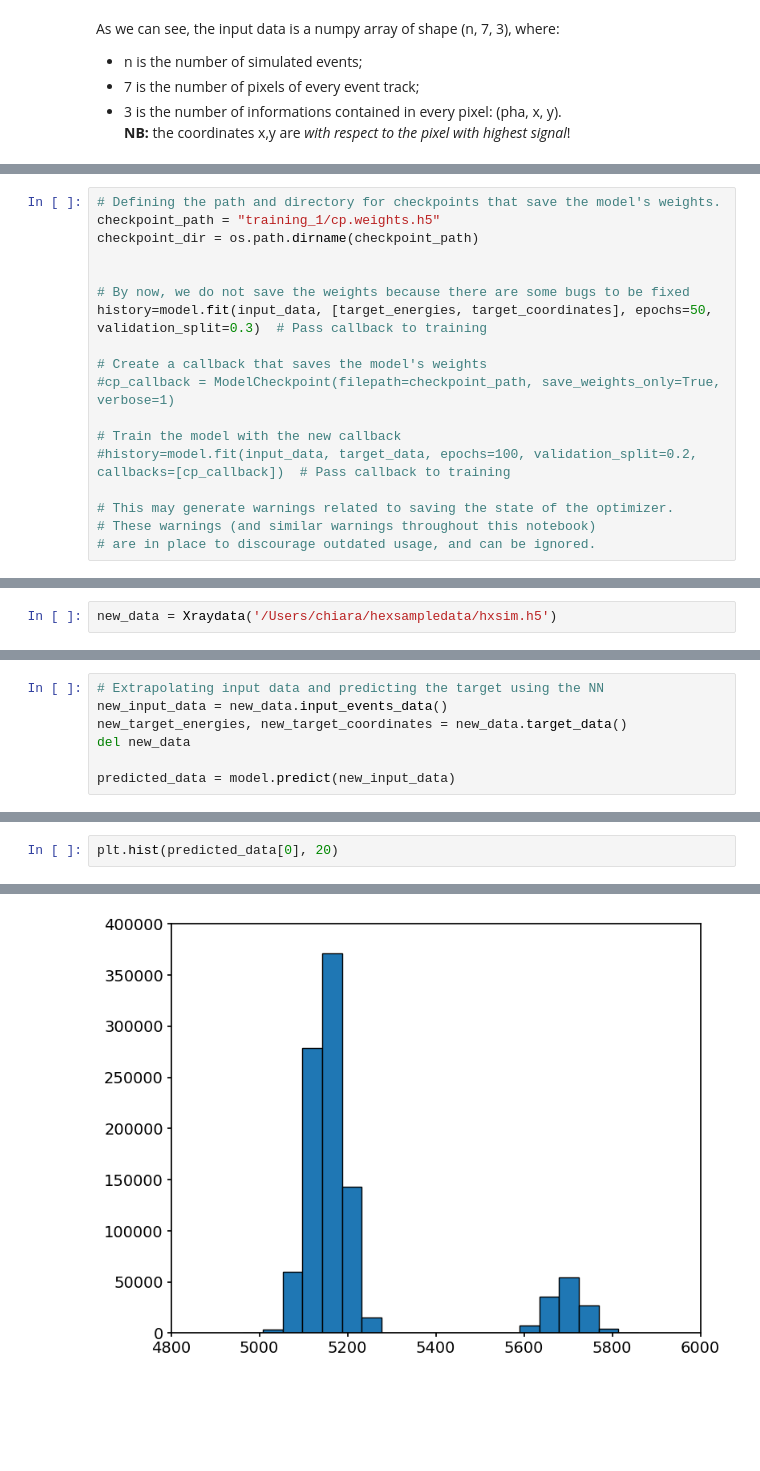
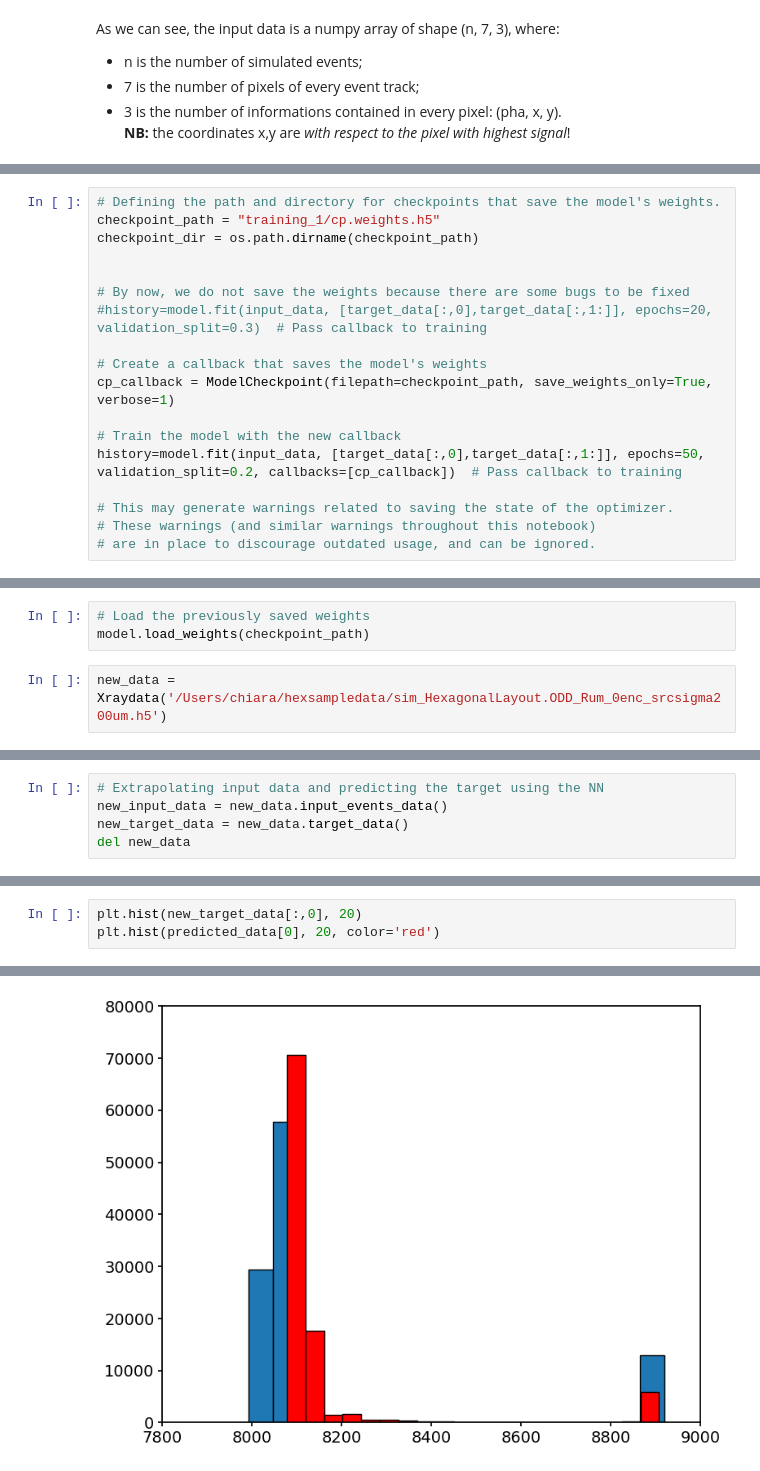
Before and after one commit to chiaratomaiuolo/xrayreco, a Jupyter notebook: xrayreco/nn_trial.ipynb, the cells around one changed output, grey strips where cells are left out. Drawn from its saved outputs; the diff is of its cells as text; blank space fills up the shorter version.

Commit message:
Added jupyter notebooks for training, some pics for the notebook and modules for analysis and training

```diff
--- a/xrayreco/nn_trial.ipynb
+++ b/xrayreco/nn_trial.ipynb
@@ -97,13 +145,13 @@ checkpoint_dir = os.path.dirname(checkpoint_path)
 
 
 # By now, we do not save the weights because there are some bugs to be fixed
-history=model.fit(input_data, [target_energies, target_coordinates], epochs=50, validation_split=0.3)  # Pass callback to training
+#history=model.fit(input_data, [target_data[:,0],target_data[:,1:]], epochs=20, validation_split=0.3)  # Pass callback to training
 
 # Create a callback that saves the model's weights
-#cp_callback = ModelCheckpoint(filepath=checkpoint_path, save_weights_only=True, verbose=1)
+cp_callback = ModelCheckpoint(filepath=checkpoint_path, save_weights_only=True, verbose=1)
 
 # Train the model with the new callback
-#history=model.fit(input_data, target_data, epochs=100, validation_split=0.2, callbacks=[cp_callback])  # Pass callback to training
+history=model.fit(input_data, [target_data[:,0],target_data[:,1:]], epochs=50, validation_split=0.2, callbacks=[cp_callback])  # Pass callback to training
 
 # This may generate warnings related to saving the state of the optimizer.
 # These warnings (and similar warnings throughout this notebook)
@@ -139,3 +186,6 @@ dict_keys(['dense_19_mse', 'dense_20_mse', 'loss', 'val_dense_19_mse', 'val_dens
+# %%
+# Load the previously saved weights
+model.load_weights(checkpoint_path)
 # %%
-new_data = Xraydata('/Users/chiara/hexsampledata/hxsim.h5')
+new_data = Xraydata('/Users/chiara/hexsampledata/sim_HexagonalLayout.ODD_Rum_0enc_srcsigma200um.h5')
 # %% [output]
@@ -144,8 +194,6 @@ new_data = Xraydata('/Users/chiara/hexsampledata/hxsim.h5')
 # %%
 # Extrapolating input data and predicting the target using the NN
 new_input_data = new_data.input_events_data()
-new_target_energies, new_target_coordinates = new_data.target_data()
+new_target_data = new_data.target_data()
 del new_data
-
-predicted_data = model.predict(new_input_data)
 # %% [output]
@@ -206,3 +237,4 @@ array([[5178.612 ],
 # %%
-plt.hist(predicted_data[0], 20)
+plt.hist(new_target_data[:,0], 20)
+plt.hist(predicted_data[0], 20, color='red')
 # %% [output]
@@ -217,2 +249,2 @@ plt.hist(predicted_data[0], 20)
  <BarContainer object of 20 artists>)
-[figure, old version]
+[figure, new version]
```
Also changed, not shown: parts of 27 cells of this notebook, 19 other files.
